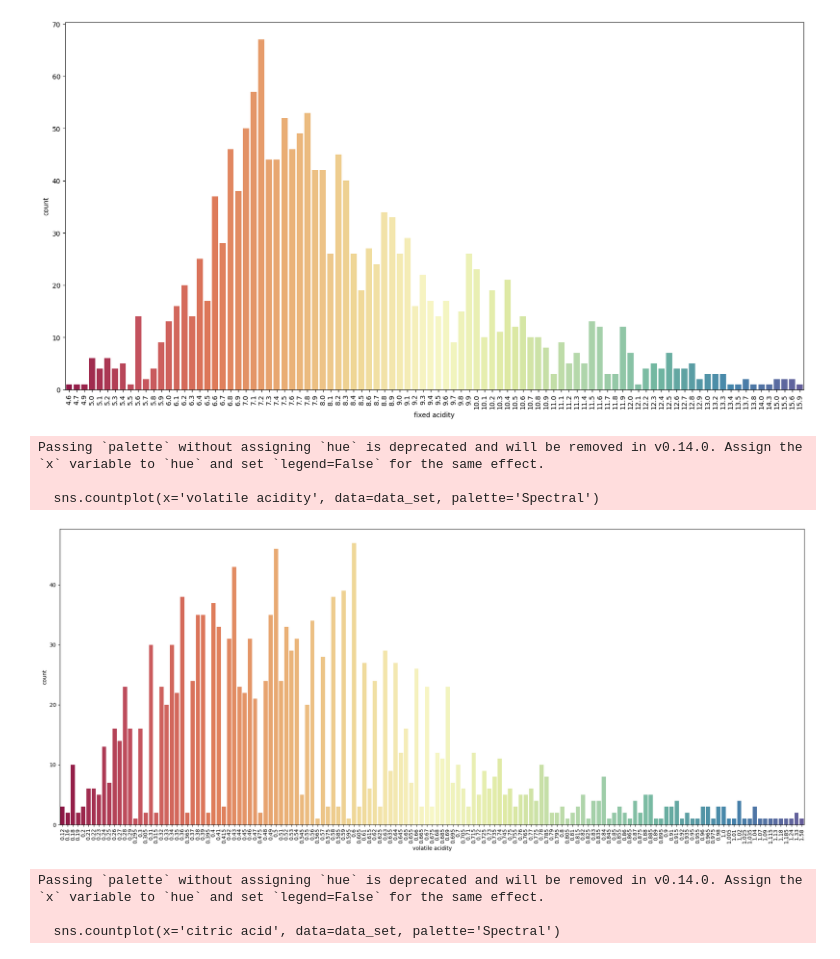
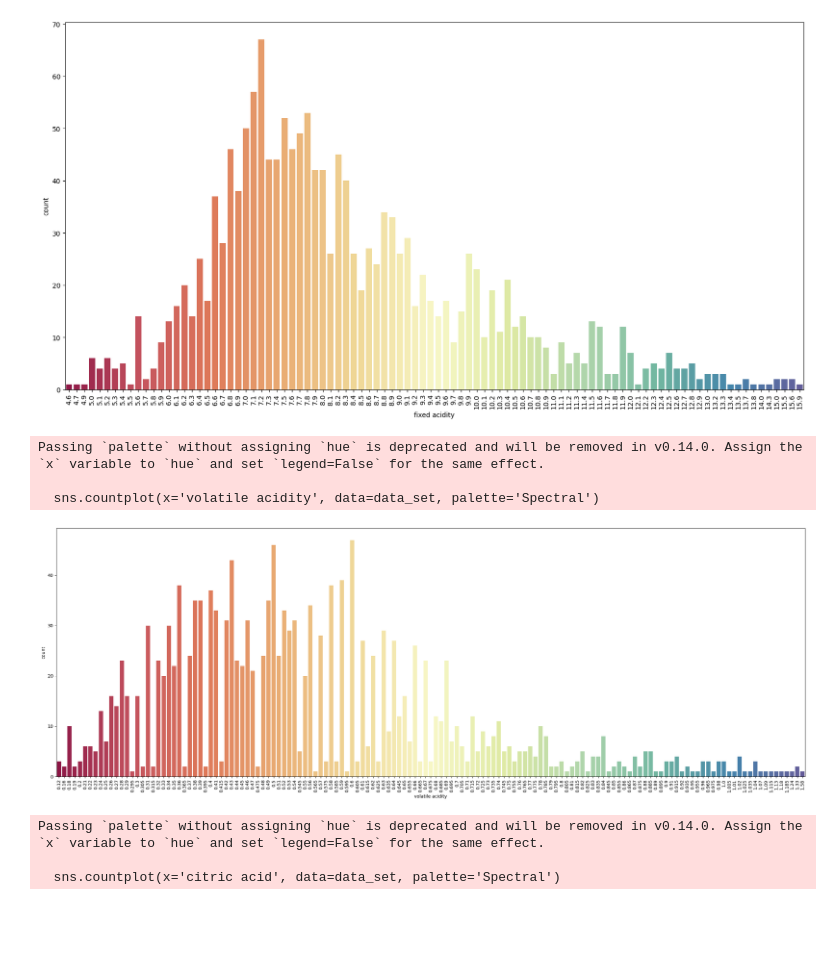
Before and after one commit to YarenAyan/Akbank-Machine-Learning-Bootcamp, a Jupyter notebook: AkbankML.ipynb, the cells around one changed output. Saved outputs shown, nothing was run; the diff lists cells and outputs as text; code cells hidden in the pictures; blank space fills up the shorter version.

```diff
--- a/AkbankML.ipynb
+++ b/AkbankML.ipynb
@@ -70,15 +70,15 @@ Passing `palette` without assigning `hue` is deprecated and will be removed in v
   sns.countplot(x='fixed acidity', data=data_set, palette='Spectral')
 [figure]
 # %%
-plt.figure(figsize=(25, 10))
+plt.figure(figsize=(30, 10))
 sns.countplot(x='volatile acidity', data=data_set, palette='Spectral')
 plt.xticks(rotation=90)
 plt.show()
 # %% [output]
 Passing `palette` without assigning `hue` is deprecated and will be removed in v0.14.0. Assign the `x` variable to `hue` and set `legend=False` for the same effect.
 
   sns.countplot(x='volatile acidity', data=data_set, palette='Spectral')
-[figure, old version]
+[figure, new version]
 # %%
 plt.figure(figsize=(20, 10))
 sns.countplot(x='citric acid', data=data_set, palette='Spectral')
```
